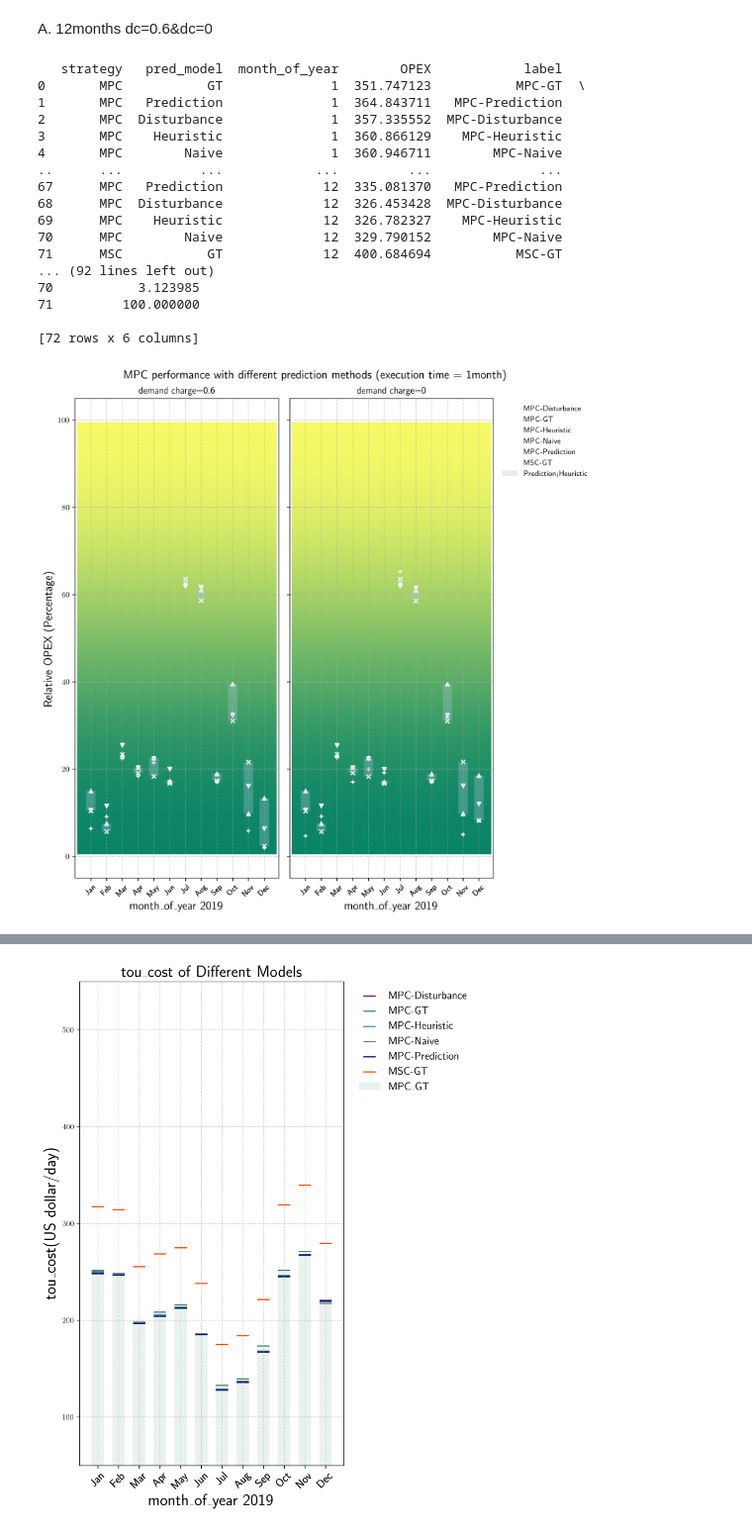
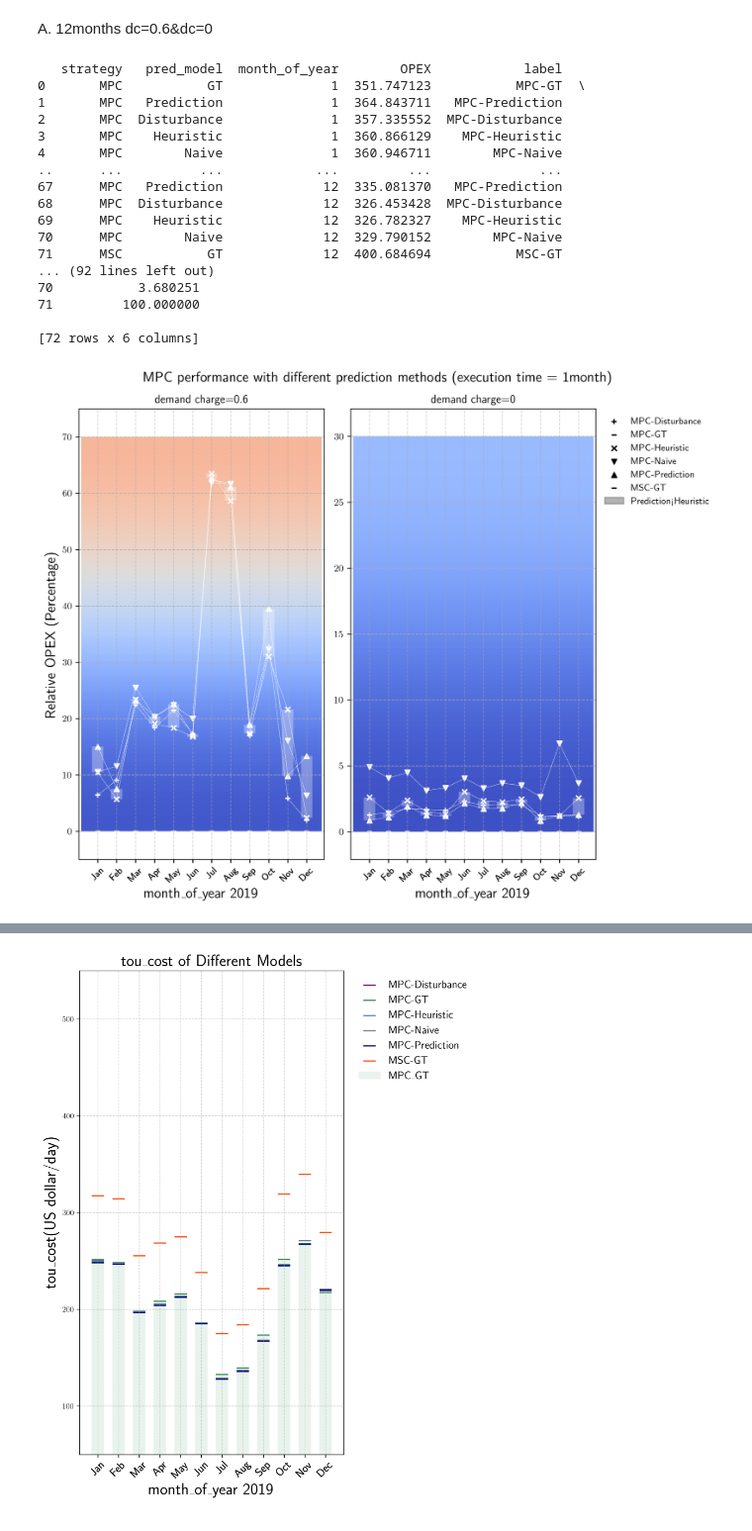
Before and after one commit to AarenLee07/Microgrid-Optimizer, a Jupyter notebook: figures/visualization/script/bar_stack_comparison.ipynb, the cells around one changed output, grey strips where cells are left out. Shown at 99% size. Saved outputs shown, nothing was run; the diff lists cells and outputs as text; code cells hidden in the pictures.

```diff
--- a/figures/visualization/script/bar_stack_comparison.ipynb
+++ b/figures/visualization/script/bar_stack_comparison.ipynb
@@ -30,7 +30,8 @@ mpl.rcParams.update(rc_)
 
 from plot_helper import *
 
-path_prefix=r'D:\Codes\Energy_grid_new'
+#path_prefix=r'D:\Codes\Energy_grid_new'
+path_prefix=r'L:\Coding_project\Energy_grid_new'
 # %% [markdown]
 # plot for thesis topic 1
 # %% [markdown]
@@ -71,7 +72,7 @@ df_tou_0dc=pre_process(df_0dc,"tou_cost",'month_of_year')
 70      MPC        Naive             12  329.790152        MPC-Naive
 71      MSC           GT             12  400.684694           MSC-GT
 ... (92 lines left out)
-70           3.123985
+70           3.680251
 71         100.000000
 
 [72 rows x 6 columns]
@@ -84,41 +85,42 @@ plot_params={
             "key":"OPEX",
             "duration_key":"month_of_year",
             "subtitle":"demand charge=0.6",
+            "limit":[-5,75],
             "show_shadow":False,
             "gradient":True,
             "gradient_params":{
-                "extend":(0.01,0.99,0.05,0.95),
-                "cmap_name":"summer",
-                "cmap_range":(0,1),
+                "cmap_name":"coolwarm",
+                "cmap_range":[0,0.7],
                 "alpha":1
                 }
             },
         "1":{
             "df":df_opex_0dc,
             "key":"OPEX",
             "duration_key":"month_of_year",
             "subtitle":"demand charge=0",
+            "limit":[-2.1,32.1],
             "show_shadow":False,
             "gradient":True,
             "gradient_params":{
-                "extend":(0.01,0.99,0.05,0.95),
-                "cmap_name":"summer",
-                "cmap_range":(0,1),
+                "cmap_name":"coolwarm",
+                "cmap_range":[0,0.3],
                 "alpha":1
                 }
             },
     },
     "relative":True,
-    "limit":[-5,105],
     "fontsize":10,
     "n_subplots":2,
-    "figsize":(10,10),
+    "figsize":(10,8),
     "show_notes":False,
     "marker_s":250,
-    "save_fn":'multi-thesis-topic1-6h-bat-12months-0.6&0dc-relative-opex.png',
+    "sharey":False,
+    "show_line":True,
+    "save_fn":'multi-thesis-topic1-6h-bat-12months-0.6&0dc-relative-opex-line-gradient.png',
     "suptitle":"MPC performance with different prediction methods (execution time = 1month)"
 }
 
 r_opex_month_6dc=mplot_origin_valid_bar(plot_params)
 # %% [output]
-[figure, old version]
+[figure, new version]
```
Also changed, not shown: parts of 19 cells of this notebook, 22 other files.
